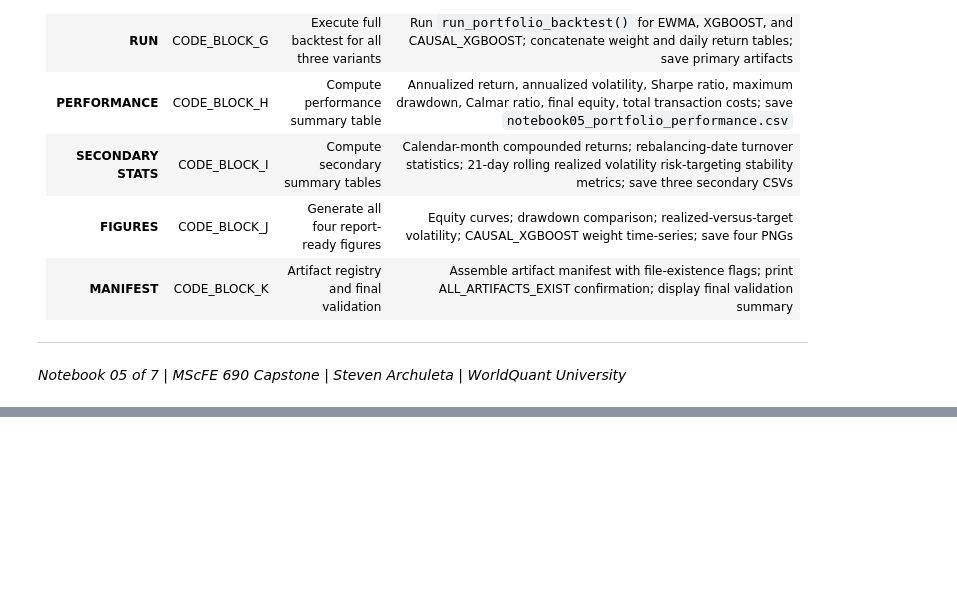
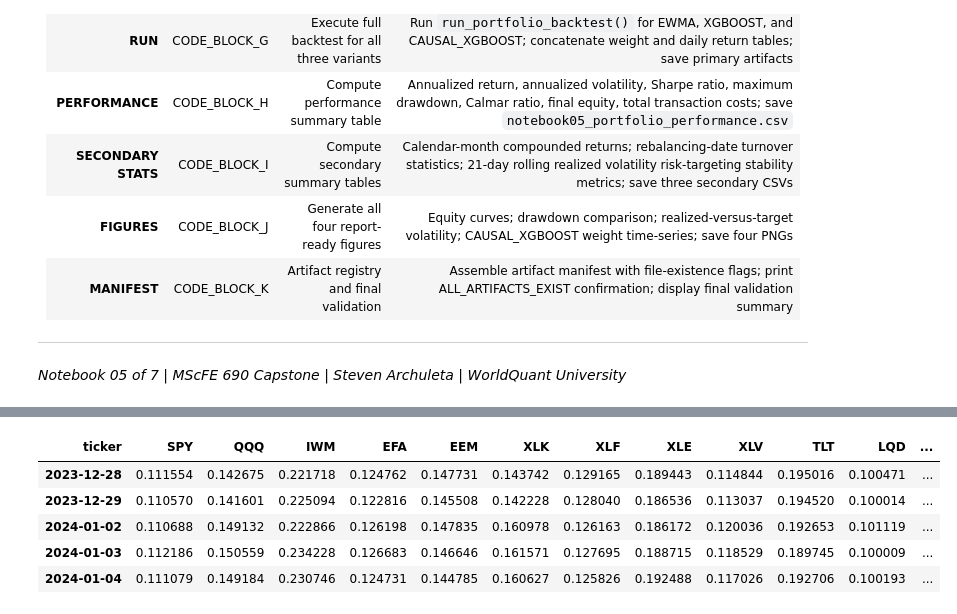
Before and after one commit to stevearchuleta/riskml-capstone, a Jupyter notebook: notebooks/05_portfolio_construction.ipynb, the cells around one changed output, grey strips where cells are left out. Drawn from its saved outputs; the diff is of its cells as text; code cells hidden in the pictures; blank space fills up the shorter version.

```diff
--- a/notebooks/05_portfolio_construction.ipynb
+++ b/notebooks/05_portfolio_construction.ipynb
@@ -330,0 +1133,88 @@ The double-underscore delimiter convention from Notebook 02 carries through all
+# %%
+# ============
+# CODE_BLOCK_D
+# ============
+
+# =====================================================================================
+# DEFINE HELPER THAT CONVERTS A LONG-FORM PREDICTION TABLE INTO A DATE-BY-TICKER MATRIX
+# =====================================================================================
+
+def build_forecast_matrix(long_df: pd.DataFrame, model_name: str, ticker_list: List[str]) -> pd.DataFrame:
+    model_df = long_df[long_df["model"] == model_name].copy()
+
+    if model_df.empty:
+        raise ValueError(f"PREDICTION TABLE CONTAINS NO ROWS FOR MODEL={model_name}")
+
+    forecast_wide_df = model_df.pivot_table(index="date", columns="ticker", values="y_pred", aggfunc="last")
+    forecast_wide_df.index = pd.to_datetime(forecast_wide_df.index)
+    forecast_wide_df = forecast_wide_df.sort_index().reindex(columns=ticker_list)
+
+    if forecast_wide_df[ticker_list].isna().any().any():
+        missing_counts = forecast_wide_df[ticker_list].isna().sum()
+        raise ValueError(f"MISSING FORECAST VALUES DETECTED FOR MODEL={model_name}: {missing_counts[missing_counts > 0].to_dict()}")
+
+    return forecast_wide_df
+
+# ================================================================================
+# BUILD WIDE FORECAST MATRICES FOR THE THREE PORTFOLIO-CONSTRUCTION MODEL VARIANTS
+# ================================================================================
+
+EWMA_FORECAST_WIDE_DF = build_forecast_matrix(NB03_BASELINE_PREDICTIONS_DF, "EWMA", TICKER_LIST)
+XGBOOST_FORECAST_WIDE_DF = build_forecast_matrix(NB03_BASELINE_PREDICTIONS_DF, "XGBOOST", TICKER_LIST)
+CAUSAL_FORECAST_WIDE_DF = build_forecast_matrix(NB04_CAUSAL_PREDICTIONS_DF, "CAUSAL_XGBOOST", TICKER_LIST)
+
+# =====================================================================================
+# SLICE EACH FORECAST MATRIX TO THE COMMON BACKTEST CALENDAR FOR PERFECT DATE ALIGNMENT
+# =====================================================================================
+
+EWMA_FORECAST_WIDE_DF = EWMA_FORECAST_WIDE_DF.loc[COMMON_BACKTEST_DATES, TICKER_LIST]
+XGBOOST_FORECAST_WIDE_DF = XGBOOST_FORECAST_WIDE_DF.loc[COMMON_BACKTEST_DATES, TICKER_LIST]
+CAUSAL_FORECAST_WIDE_DF = CAUSAL_FORECAST_WIDE_DF.loc[COMMON_BACKTEST_DATES, TICKER_LIST]
+
+# =====================================================================================
+# BUILD A REALIZED TARGET MATRIX FOR REFERENCE DIAGNOSTICS AND FUTURE NOTEBOOK 06 REUSE
+# =====================================================================================
+
+REALIZED_TARGET_WIDE_DF = EFF_TARGET_DF.loc[COMMON_BACKTEST_DATES, [TARGET_COL_MAP[ticker] for ticker in TICKER_LIST]].copy()
+REALIZED_TARGET_WIDE_DF.columns = TICKER_LIST
+
+# =====================================================================
+# STORE THE THREE FORECAST MATRICES IN A DICTIONARY FOR CLEAN ITERATION
+# =====================================================================
+
+FORECAST_BY_MODEL: Dict[str, pd.DataFrame] = {
+    "EWMA": EWMA_FORECAST_WIDE_DF,
+    "XGBOOST": XGBOOST_FORECAST_WIDE_DF,
+    "CAUSAL_XGBOOST": CAUSAL_FORECAST_WIDE_DF,
+}
+
+# ==================================================================================
+# BUILD A SMALL COVERAGE SUMMARY TABLE TO VERIFY THAT ALL MODELS SPAN THE SAME DATES
+# ==================================================================================
+
+FORECAST_COVERAGE_SUMMARY_DF = pd.DataFrame(
+    [
+        {
+            "model": model_name,
+            "n_dates": int(len(forecast_df)),
+            "n_tickers": int(forecast_df.shape[1]),
+            "start_date": forecast_df.index.min(),
+            "end_date": forecast_df.index.max(),
+            "mean_forecast_vol": float(forecast_df.mean().mean()),
+        }
+        for model_name, forecast_df in FORECAST_BY_MODEL.items()
+    ]
+)
+
+# ========================================================================
+# PRINT COVERAGE COUNTS AND DISPLAY FORECAST SAMPLES FOR HUMAN AUDIT
+# ========================================================================
+
+print("COMMON_BACKTEST_DAY_COUNT:", len(COMMON_BACKTEST_DATES))
+print("EWMA_FORECAST_SHAPE:", EWMA_FORECAST_WIDE_DF.shape)
+print("XGBOOST_FORECAST_SHAPE:", XGBOOST_FORECAST_WIDE_DF.shape)
+print("CAUSAL_FORECAST_SHAPE:", CAUSAL_FORECAST_WIDE_DF.shape)
+display(FORECAST_COVERAGE_SUMMARY_DF)
+display(EWMA_FORECAST_WIDE_DF.head(5))
+display(CAUSAL_FORECAST_WIDE_DF.head(5))
+# %% [output]
@@ -330,0 +1229,6 @@ The double-underscore delimiter convention from Notebook 02 carries through all
+| ticker | SPY | QQQ | IWM | EFA | EEM | XLK | XLF | XLE | XLV | TLT | LQD | ... |
+| 2023-12-28 | 0.111554 | 0.142675 | 0.221718 | 0.124762 | 0.147731 | 0.143742 | 0.129165 | 0.189443 | 0.114844 | 0.195016 | 0.100471 | ... |
+| 2023-12-29 | 0.110570 | 0.141601 | 0.225094 | 0.122816 | 0.145508 | 0.142228 | 0.128040 | 0.186536 | 0.113037 | 0.194520 | 0.100014 | ... |
+| 2024-01-02 | 0.110688 | 0.149132 | 0.222866 | 0.126198 | 0.147835 | 0.160978 | 0.126163 | 0.186172 | 0.120036 | 0.192653 | 0.101119 | ... |
+| 2024-01-03 | 0.112186 | 0.150559 | 0.234228 | 0.126683 | 0.146646 | 0.161571 | 0.127695 | 0.188715 | 0.118529 | 0.189745 | 0.100009 | ... |
+| 2024-01-04 | 0.111079 | 0.149184 | 0.230746 | 0.124731 | 0.144785 | 0.160627 | 0.125826 | 0.192488 | 0.117026 | 0.192706 | 0.100193 | ... |
```
Also changed, not shown: parts of 28 cells of this notebook.
